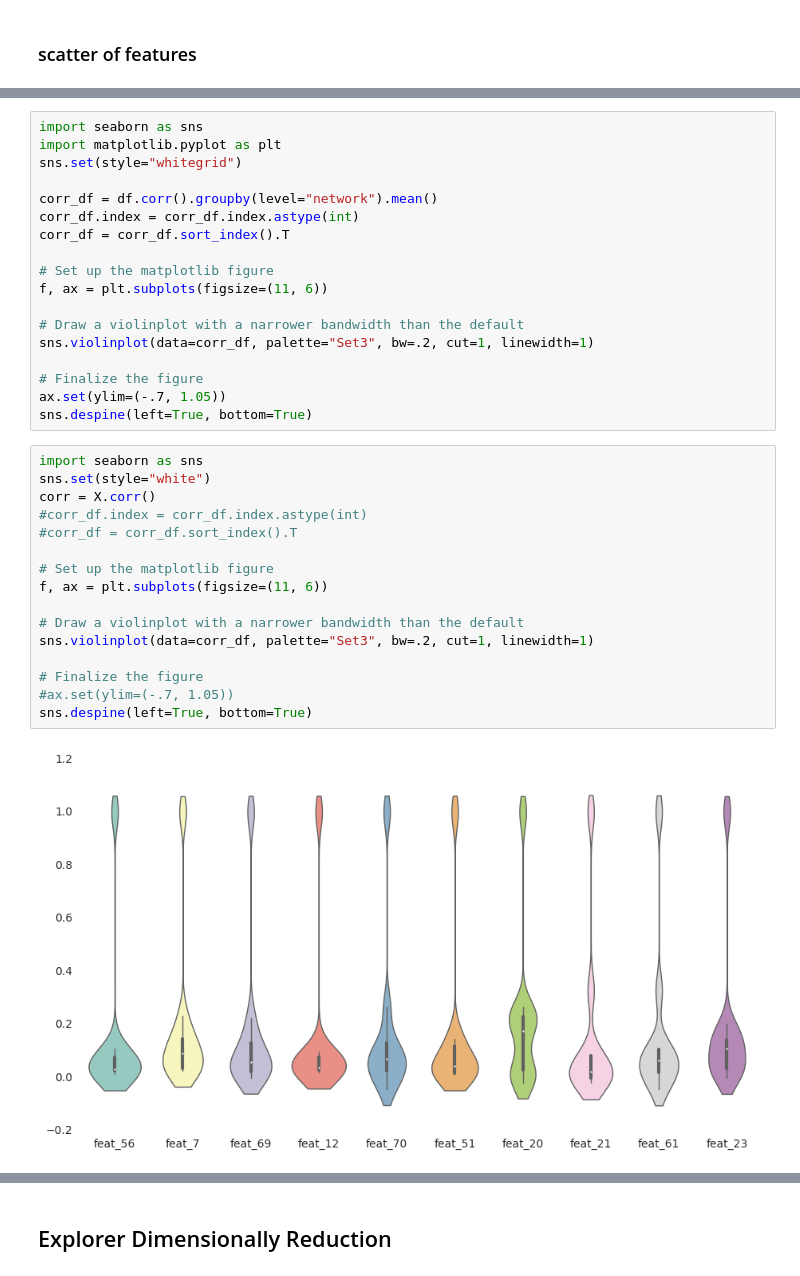
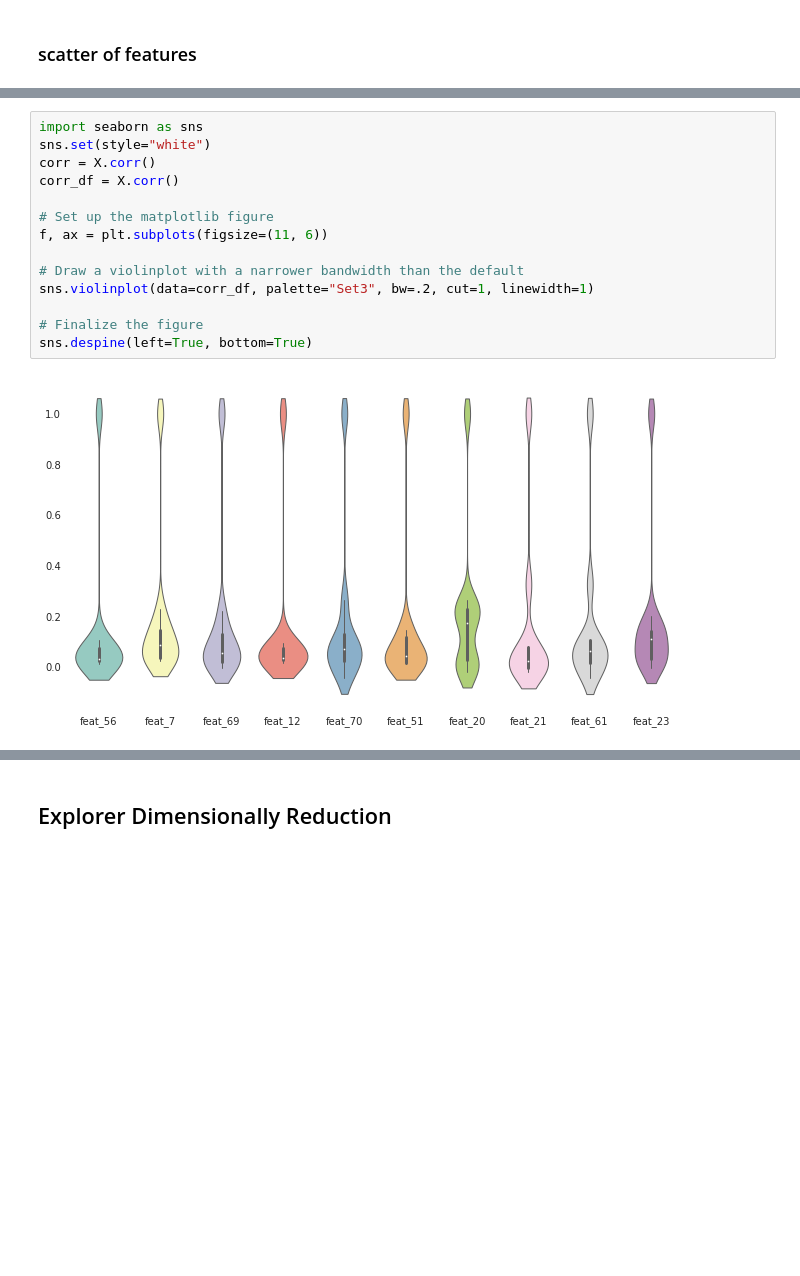
Before and after one commit to eeddaann/data-mining-project, a Jupyter notebook: Untitled.ipynb, the cells around one changed output, grey strips where cells are left out. Drawn from its saved outputs; the diff is of its cells as text; blank space fills up the shorter version.

```diff
--- a/Untitled.ipynb
+++ b/Untitled.ipynb
@@ -123,39 +111,19 @@ plt.show()
 # %%
 import seaborn as sns
-import matplotlib.pyplot as plt
-sns.set(style="whitegrid")
-
-corr_df = df.corr().groupby(level="network").mean()
-corr_df.index = corr_df.index.astype(int)
-corr_df = corr_df.sort_index().T
+sns.set(style="white")
+corr = X.corr()
+corr_df = X.corr()
 
 # Set up the matplotlib figure
 f, ax = plt.subplots(figsize=(11, 6))
 
 # Draw a violinplot with a narrower bandwidth than the default
 sns.violinplot(data=corr_df, palette="Set3", bw=.2, cut=1, linewidth=1)
 
 # Finalize the figure
-ax.set(ylim=(-.7, 1.05))
 sns.despine(left=True, bottom=True)
+# %% [output]
+[figure, added]
-# %%
-import seaborn as sns
-sns.set(style="white")
-corr = X.corr()
-#corr_df.index = corr_df.index.astype(int)
-#corr_df = corr_df.sort_index().T
-
-# Set up the matplotlib figure
-f, ax = plt.subplots(figsize=(11, 6))
-
-# Draw a violinplot with a narrower bandwidth than the default
-sns.violinplot(data=corr_df, palette="Set3", bw=.2, cut=1, linewidth=1)
-
-# Finalize the figure
-#ax.set(ylim=(-.7, 1.05))
-sns.despine(left=True, bottom=True)
-# %% [output]
-[figure, removed]
 # %%
 import seaborn as sns
 sns.set(style="white")
```
Also changed, not shown: parts of 15 cells of this notebook, 1 other file.
